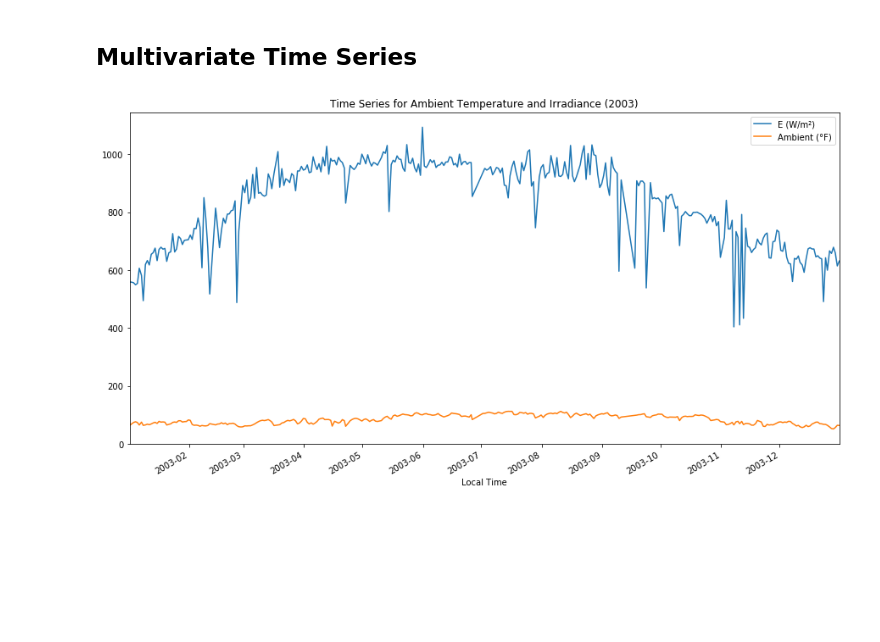
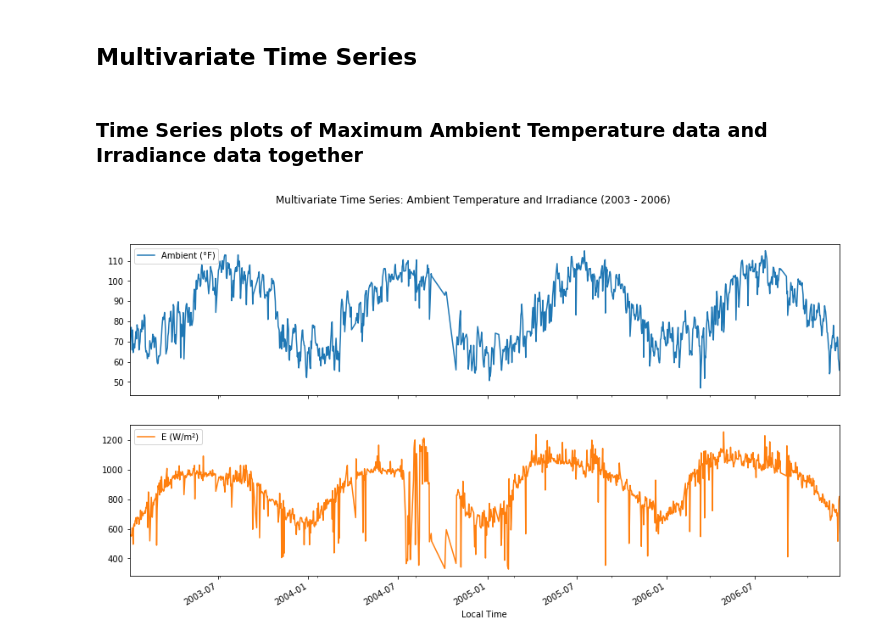
Before and after one commit to ift540-PVAZ/PVAZ, a Jupyter notebook: Time Series/Time Series.ipynb, the cells around one changed output. Cells and saved outputs as stored; diff of their text form; code cells hidden in the pictures; blank space fills up the shorter version.

Commit message:
Combined datasets across 4 years, updated time series plots which now show the multi-year data

```diff
--- a/Time Series/Time Series.ipynb
+++ b/Time Series/Time Series.ipynb
@@ -104,3 +104,7 @@ df2
 | 364 | 2004-12-29 15:30:00 | 67.5 | 19.722222 | 5.33 | 0.021742 | 555.1 |
 | 365 | 2004-12-30 16:15:00 | 64.2 | 17.888889 | 2.24 | 0.027911 | 650.1 |
 287 rows × 6 columns
+# %%
+# Concatenate 4 years of data to better visualize the seasonality and trends in the time series
+df = pd.concat([df1, df2, df3, df4])
+df.describe()
@@ -143,7 +133,9 @@ plt.show()
 # %% [markdown]
 ## Multivariate Time Series
+# %% [markdown]
+### Time Series plots of Maximum Ambient Temperature data and Irradiance data together
 # %%
-df1[['Local Time', 'Ambient (°F)','E (W/m²)']].plot(x='Local Time', y=['E (W/m²)', 'Ambient (°F)'], title='Time Series for Ambient Temperature and Irradiance (2003)',figsize=(15,8))
+df[['Local Time', 'Ambient (°F)','E (W/m²)']].plot(x = 'Local Time',title='Multivariate Time Series: Ambient Temperature and Irradiance (2003 - 2006)', figsize=(15,8),subplots=True)
 plt.show()
 # %% [output]
-[figure, old version]
+[figure, new version]
```
Also changed, not shown: parts of 10 cells of this notebook.
